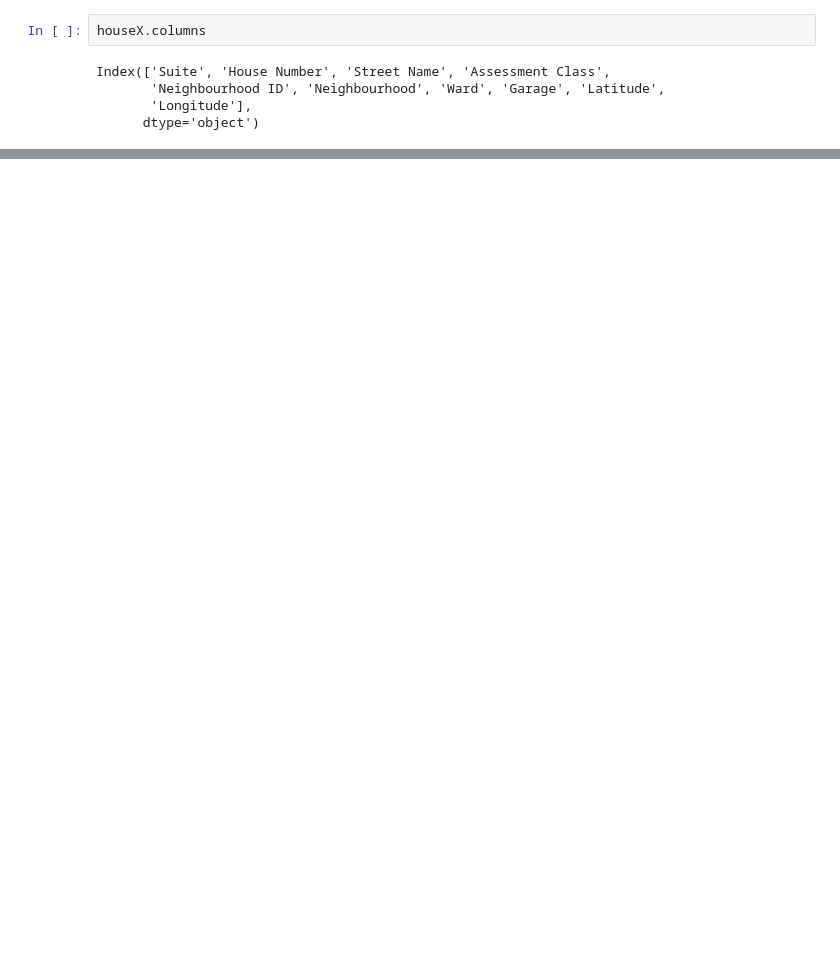
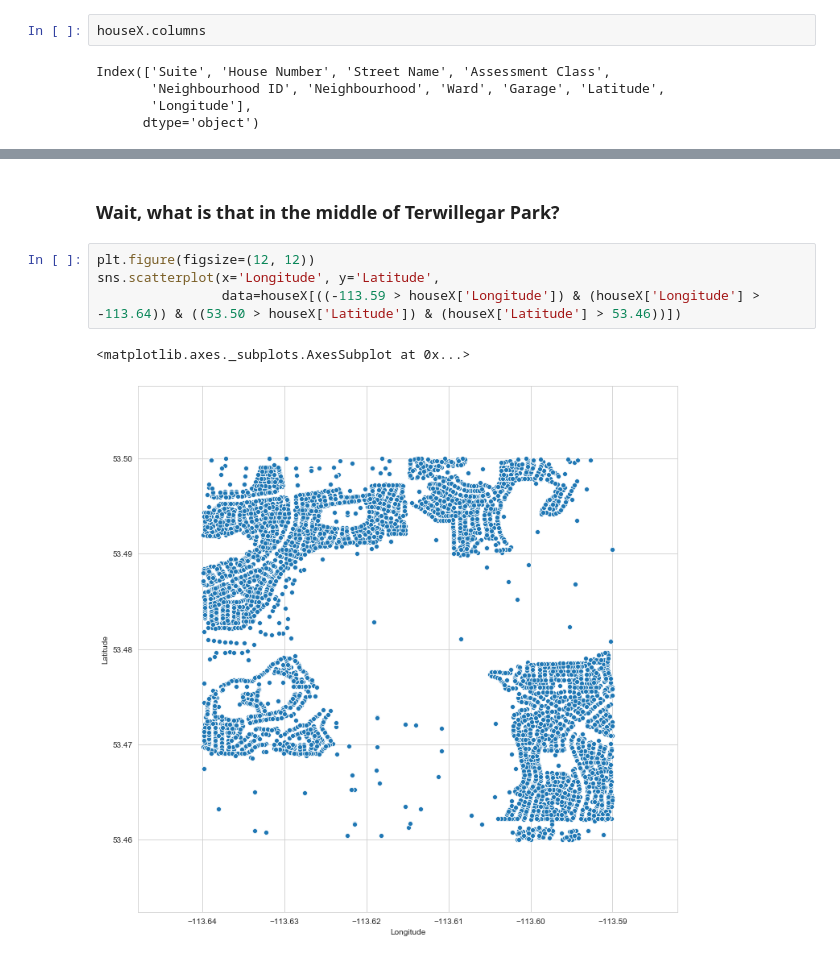
Before and after one commit to psaunderualberta/DataScienceProjects, a Jupyter notebook: Edmonton Housing Data.ipynb, the cells around one changed output, grey strips where cells are left out. Drawn from its saved outputs; the diff is of its cells as text; blank space fills up the shorter version.

```diff
--- a/Edmonton Housing Data.ipynb
+++ b/Edmonton Housing Data.ipynb
@@ -152,0 +130,9 @@ for hue in ['Assessment Class', 'Ward', 'Garage']:
+# %% [markdown]
+### Wait, what is that in the middle of Terwillegar Park?
+# %%
+plt.figure(figsize=(12, 12))
+sns.scatterplot(x='Longitude', y='Latitude',
+                data=houseX[((-113.59 > houseX['Longitude']) & (houseX['Longitude'] > -113.64)) & ((53.50 > houseX['Latitude']) & (houseX['Latitude'] > 53.46))])
+# %% [output]
+<matplotlib.axes._subplots.AxesSubplot at 0x...>
+[figure, added]
```
Also changed, not shown: parts of 27 cells of this notebook.
